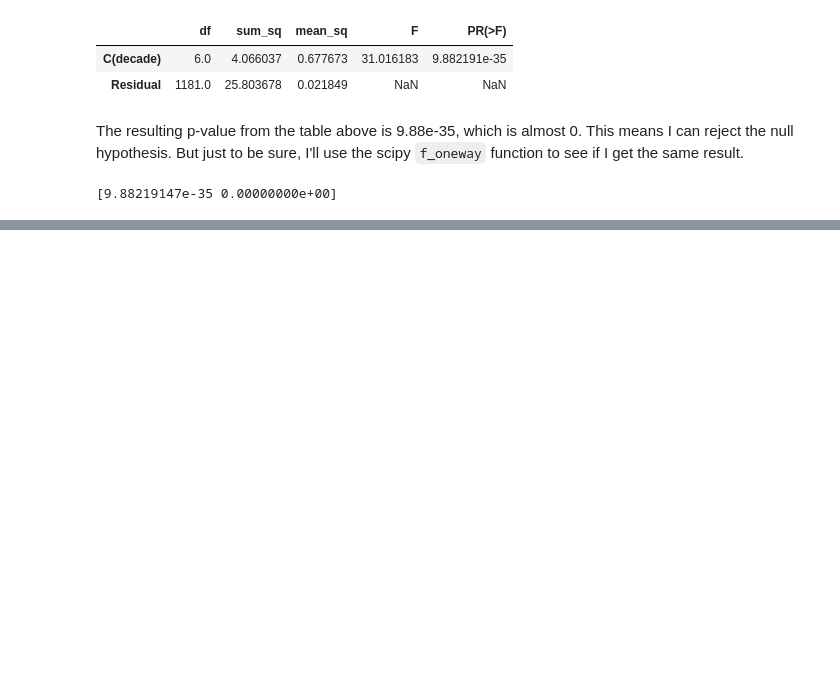
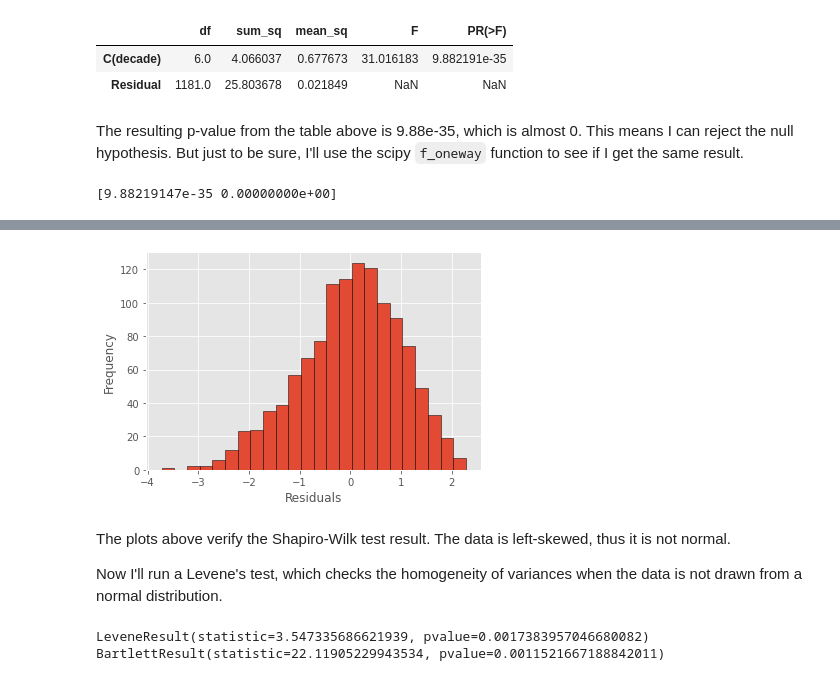
Before and after one commit to d-alvear/Analyzing-Music-by-Decade, a Jupyter notebook: notebooks/7-data-exploration.ipynb, the cells around one changed output, grey strips where cells are left out. Cells and saved outputs as stored; diff of their text form; code cells hidden in the pictures; blank space fills up the shorter version.

```diff
--- a/notebooks/7-data-exploration.ipynb
+++ b/notebooks/7-data-exploration.ipynb
@@ -454,0 +524,37 @@ I got the exact same result.
+# %%
+# histogram
+plt.hist(model.resid_pearson, bins='auto', histtype='bar', ec='k')
+plt.xlabel("Residuals")
+plt.ylabel('Frequency')
+plt.show()
+# %% [output]
+[figure, added]
+# %% [markdown]
+The plots above verify the Shapiro-Wilk test result. The data is left-skewed, thus it is not normal.
+
+Now I'll run a Levene's test, which checks the homogeneity of variances when the data is not drawn from a normal distribution.
+# %%
+# homogeneity of variance
+
+# method 1: Levene's test
+lev_res = stats.levene(data[data['decade']==1950]['danceability'],
+                                data[data['decade']==1960]['danceability'],
+                                data[data['decade']==1970]['danceability'],
+                                data[data['decade']==1980]['danceability'],
+                                data[data['decade']==1990]['danceability'],
+                                data[data['decade']==2000]['danceability'],
+                                data[data['decade']==2010]['danceability'])
+
+print(lev_res)
+# method 2: Bartlett's
+bart_res = stats.bartlett(data[data['decade']==1950]['danceability'],
+                                data[data['decade']==1960]['danceability'],
+                                data[data['decade']==1970]['danceability'],
+                                data[data['decade']==1980]['danceability'],
+                                data[data['decade']==1990]['danceability'],
+                                data[data['decade']==2000]['danceability'],
+                                data[data['decade']==2010]['danceability'])
+print(bart_res)
+# %% [output]
+LeveneResult(statistic=3.547335686621939, pvalue=0.0017383957046680082)
+BartlettResult(statistic=22.11905229943534, pvalue=0.0011521667188842011)
```
Also changed, not shown: parts of 15 cells of this notebook, 1 other file.
